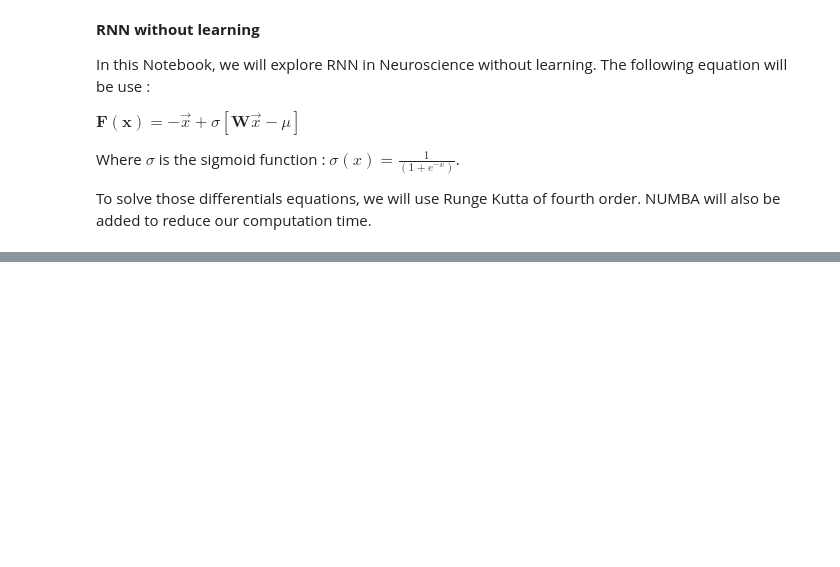
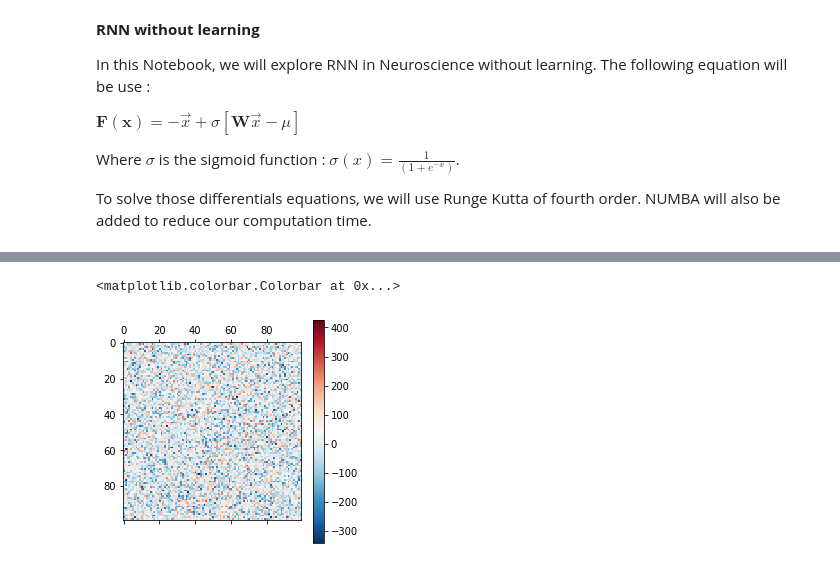
Before and after one commit to DCC-Lab/Computational-neuroscience-RNNs-, a Jupyter notebook: RNN without learning/RNN_WithoutLR.ipynb, the cells around one changed output, grey strips where cells are left out. Cells and saved outputs as stored; diff of their text form; code cells hidden in the pictures; blank space fills up the shorter version.

```diff
--- a/RNN without learning/RNN_WithoutLR.ipynb
+++ b/RNN without learning/RNN_WithoutLR.ipynb
@@ -43,0 +79,6 @@ def RK4(t, IC, dydx, W, sigma=lambda x: ((1+np.exp(-x))**(-1)), mu=0):
+# %%
+plt.matshow(W, cmap="RdBu_r")
+plt.colorbar()
+# %% [output]
+<matplotlib.colorbar.Colorbar at 0x...>
+[figure, added]
```
Also changed, not shown: parts of 22 cells of this notebook.
